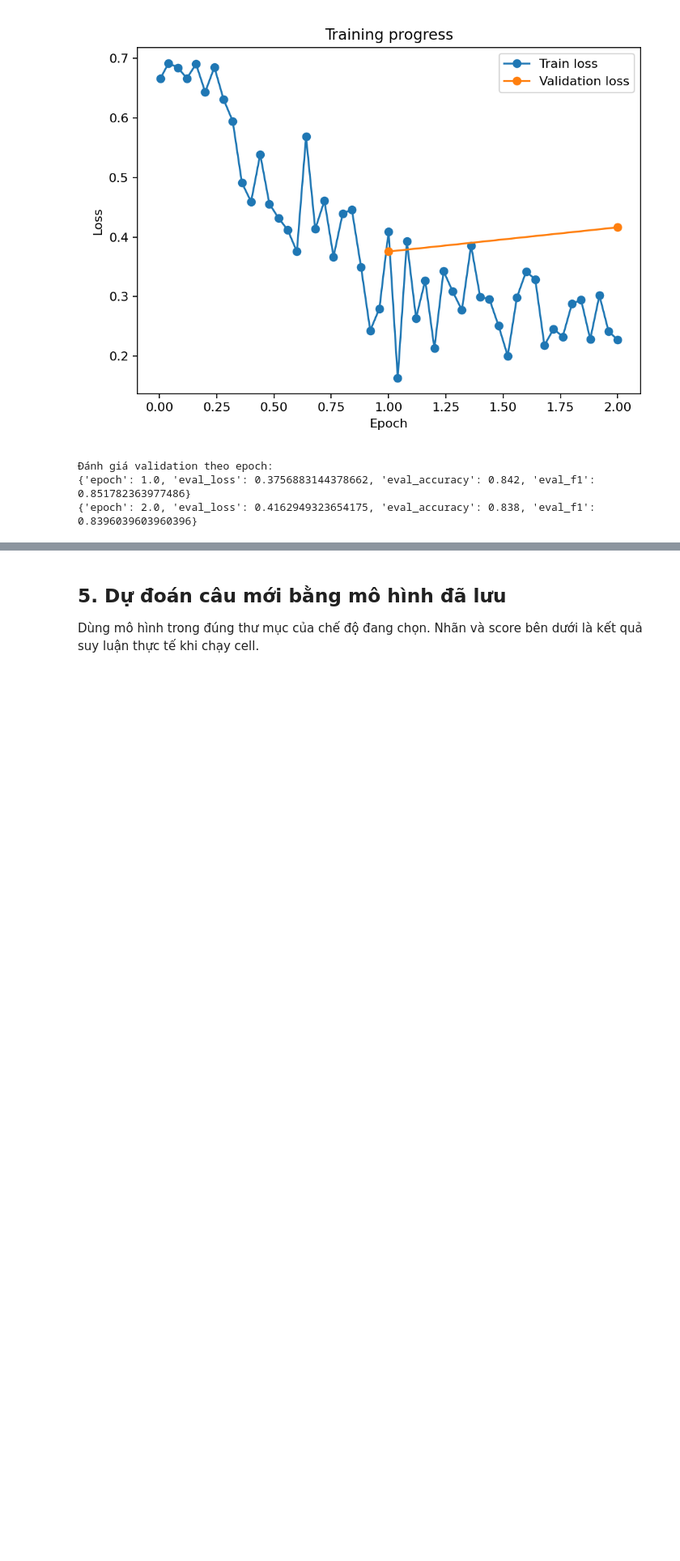
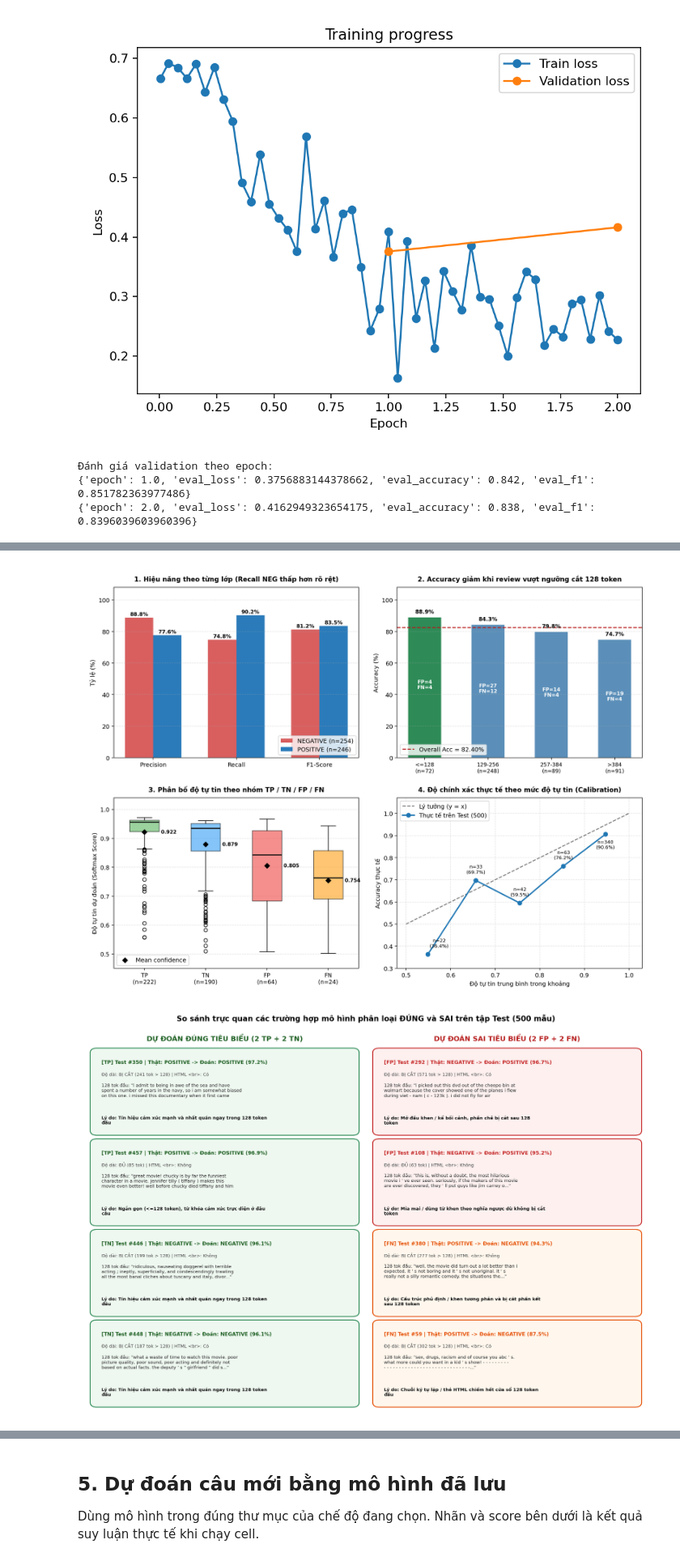
Before and after one commit to linhtd3993/LAB_DEEP_LEARNING, a Jupyter notebook: lab3/Practice3.ipynb, the cells around one changed output, grey strips where cells are left out. Shown at 81% size. Saved outputs shown, nothing was run; the diff lists cells and outputs as text; code cells hidden in the pictures; blank space fills up the shorter version.

```diff
--- a/lab3/Practice3.ipynb
+++ b/lab3/Practice3.ipynb
@@ -235,0 +313,73 @@ for entry in history:
+# %%
+eval_dir = out if (out / 'error_analysis.json').is_file() else (
+    Path('results') if MODE == 'report' and Path('results/error_analysis.json').is_file() else out
+)
+if not (eval_dir / 'error_analysis.json').is_file():
+    model_dir = out / 'model'
+    if not (model_dir / 'config.json').is_file():
+        raise FileNotFoundError(f'Chưa có mô hình trong {model_dir}. Hoàn thành huấn luyện trước.')
+    eval_cmd = [
+        sys.executable, 'evaluate_lab3.py',
+        '--model', str(model_dir), '--output-dir', str(out),
+        '--train-size', str(config['train_size']), '--val-size', str(config['val_size']),
+        '--test-size', str(config['test_size']), '--max-length', str(config['max_length']),
+        '--seed', str(config['seed']),
+    ]
+    if USE_CPU:
+        eval_cmd.append('--cpu')
+    subprocess.run(eval_cmd, check=True)
+    eval_dir = out
+
+err = json.loads((eval_dir / 'error_analysis.json').read_text(encoding='utf-8'))
+
+trunc_tbl = [
+    '#### So sánh theo độ dài và ngưỡng cắt `max_length = 128`',
+    '| Nhóm độ dài | Số mẫu | Đúng | Accuracy | Error Rate | FP | FN |',
+    '|---|---:|---:|---:|---:|---:|---:|',
+]
+for row in err['length_buckets']:
+    trunc_tbl.append(
+        f"| `{row['bucket']}` | {row['count']} | {row['correct']} | {row['accuracy']*100:.2f}% | "
+        f"{row['error_rate']*100:.2f}% | {row['fp']} | {row['fn']} |"
+    )
+nt = err['truncation_impact']['not_truncated']
+tr = err['truncation_impact']['truncated']
+trunc_tbl.append(f"| **Tổng kết Không cắt (`<=128`) vs Bị cắt (`>128`)** | {nt['count']} vs {tr['count']} | {nt['correct']} vs {tr['correct']} | **{nt['accuracy']*100:.2f}% vs {tr['accuracy']*100:.2f}%** | {nt['error_rate']*100:.2f}% vs {tr['error_rate']*100:.2f}% | {nt['fp']} vs {tr['fp']} | {nt['fn']} vs {tr['fn']} |")
+display(Markdown('\n'.join(trunc_tbl)))
+
+grp_tbl = [
+    '#### Thống kê 4 nhóm TP / TN / FP / FN',
+    '| Nhóm | Số mẫu | Confidence TB | Confidence Trung vị | Ca tự tin `>=0.85` | Token TB | Bị cắt (`>128`) | Chứa `<br />` | Chứa từ chuyển ý |',
+    '|---|---:|---:|---:|---:|---:|---:|---:|---:|',
+]
+for k in ['TP', 'TN', 'FP', 'FN']:
+    g = err['outcome_groups'][k]
+    grp_tbl.append(
+        f"| **{k}** | {g['count']} | {g['mean_confidence']:.4f} | {g['median_confidence']:.4f} | "
+        f"{g['high_conf_85_count']} | {g['mean_token_length']:.1f} | {g['truncated_pct']:.1f}% | "
+        f"{g['has_html_br_pct']:.1f}% | {g['has_contrast_cue_pct']:.1f}% |"
+    )
+display(Markdown('\n'.join(grp_tbl)))
+
+cases_tbl = [
+    '#### Ví dụ dự đoán ĐÚNG và SAI tiêu biểu',
+    '| Nhóm | Test `#` | Thật -> Đoán | Score | Token (`Cắt?`) | Trích đoạn 128 token đầu | Lý do chính |',
+    '|---|---:|---|---:|---:|---|---|',
+]
+selected = (
+    err['representative_cases']['TP'][:2]
+    + err['representative_cases']['TN'][:2]
+    + err['representative_cases']['FP'][:3]
+    + err['representative_cases']['FN'][:3]
+)
+for c in selected:
+    snip = c['visible_snippet'][:140].replace('|', '&#124;').replace('\n', ' ')
+    reason = c['reason_summary'].replace('|', '&#124;')
+    trunc_txt = f"{c['token_length']} ({'Có' if c['truncated'] else 'Không'})"
+    cases_tbl.append(
+        f"| **{c['outcome']}** | #{c['idx']} | {c['true_name']} → {c['pred_name']} | {c['confidence']:.4f} | {trunc_txt} | `{snip}...` | {reason} |"
+    )
+display(Markdown('\n'.join(cases_tbl)))
+display(Image(filename=str(eval_dir / 'error_analysis_overview.png')))
+display(Image(filename=str(eval_dir / 'correct_vs_wrong_cases.png')))
+# %% [output]
@@ -235,0 +414,2 @@ for entry in history:
+[figure, added]
+[figure, added]
```
Also changed, not shown: parts of 8 cells of this notebook, 15 other files.
